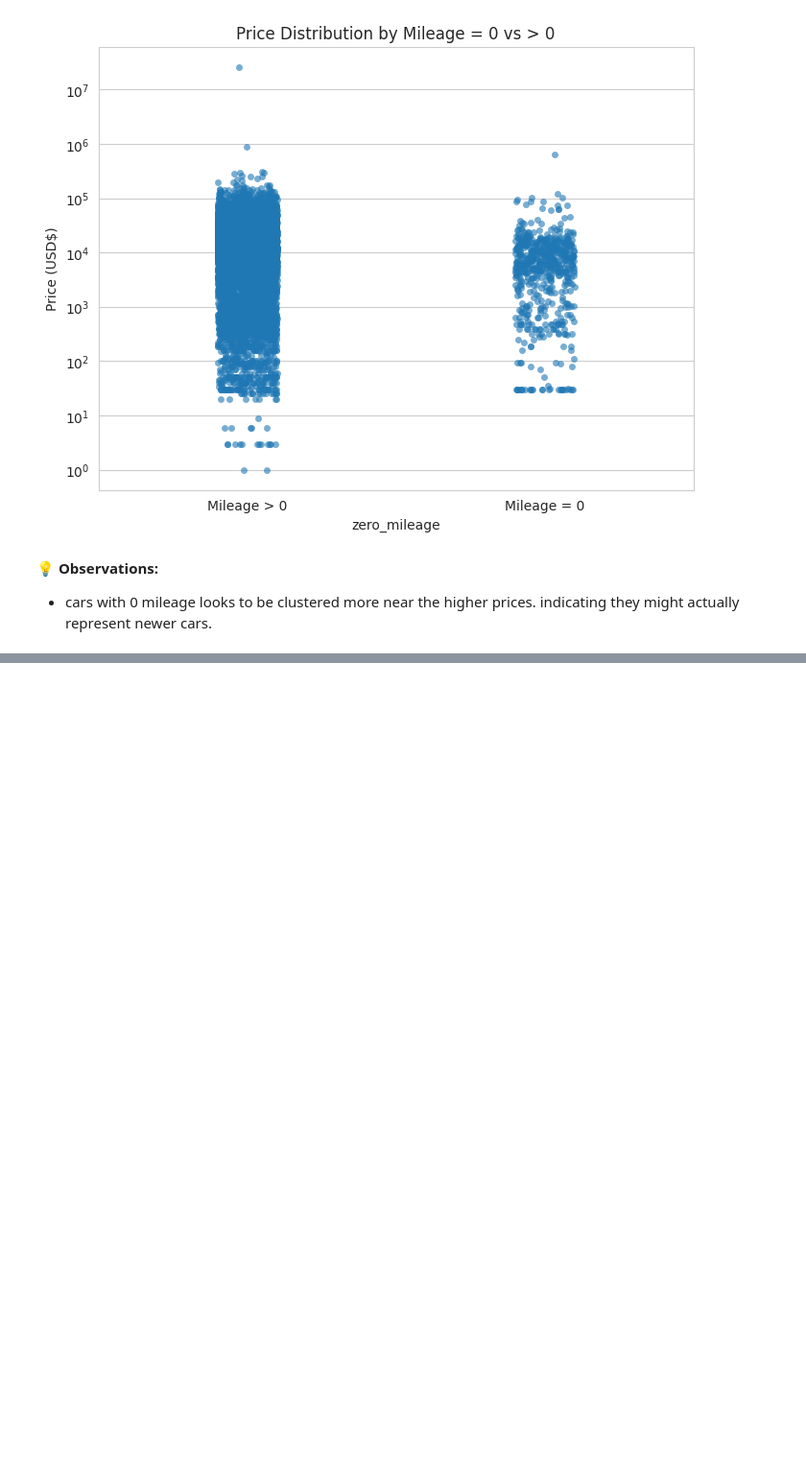
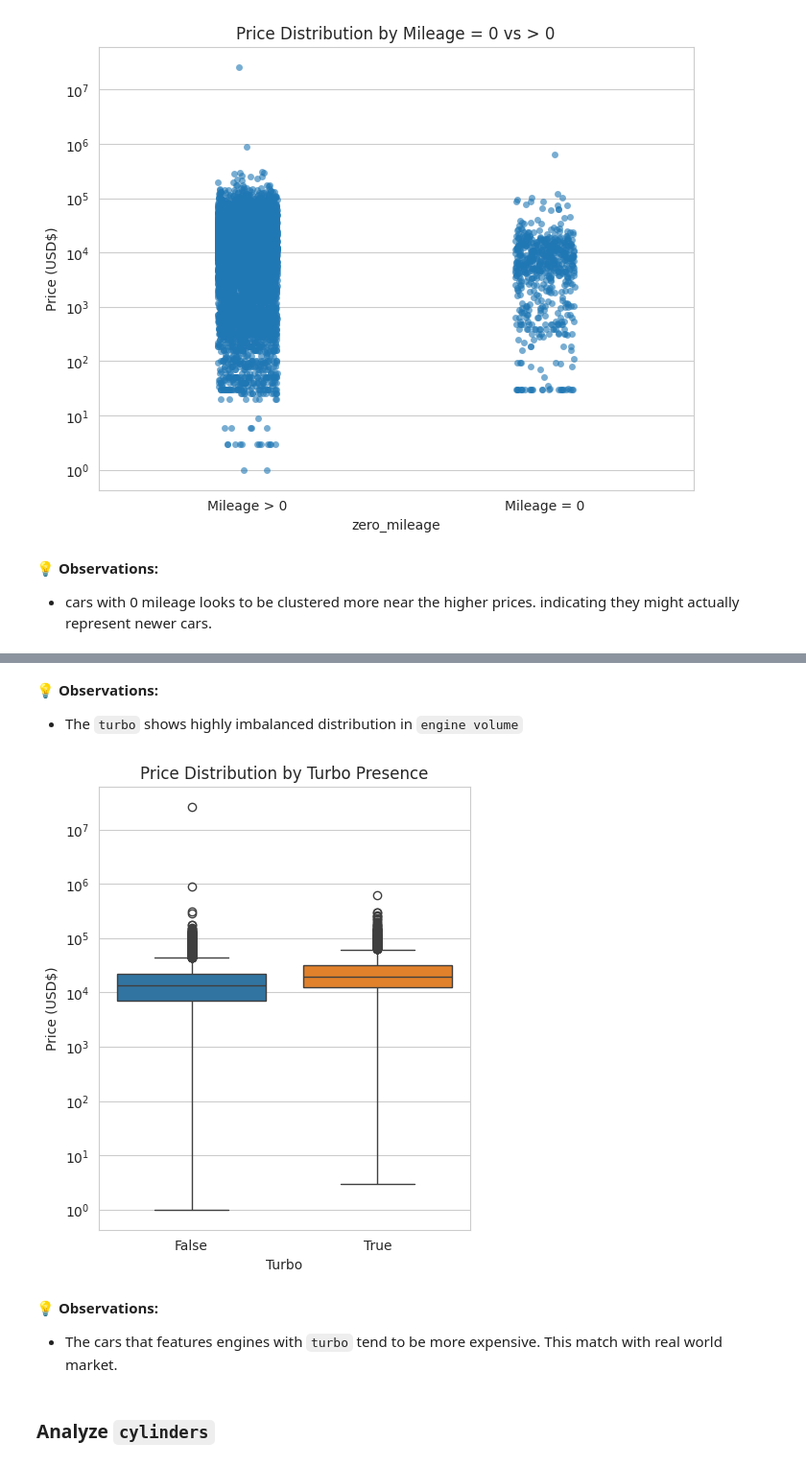
Before and after one commit to Mithula-cbw/Car-Price-Prediction, a Jupyter notebook: notebooks/Group_11_02_Preprocessing_and_Feature_Engineering.ipynb, the cells around one changed output, grey strips where cells are left out. Shown at 96% size. Saved outputs shown, nothing was run; the diff lists cells and outputs as text; code cells hidden in the pictures; blank space fills up the shorter version.

Commit message:
analyze cylinders

```diff
--- a/notebooks/Group_11_02_Preprocessing_and_Feature_Engineering.ipynb
+++ b/notebooks/Group_11_02_Preprocessing_and_Feature_Engineering.ipynb
@@ -483,0 +548,19 @@ plt.show()
+# %% [markdown]
+💡 **Observations:**
+- The `turbo` shows highly imbalanced distribution in `engine volume`
+# %%
+# comparing price vs turbo
+plt.figure(figsize=(5,6))
+sns.boxplot(data=df, x='turbo', y='price', hue='turbo', legend=False)
+plt.yscale("log")
+plt.title("Price Distribution by Turbo Presence")
+plt.xlabel("Turbo")
+plt.ylabel("Price (USD$)")
+plt.show()
+# %% [output]
+[figure, added]
+# %% [markdown]
+💡 **Observations:**
+- The cars that features engines with `turbo` tend to be more expensive. This match with real world market.
+# %% [markdown]
+### Analyze `cylinders`
```
Also changed, not shown: parts of 10 cells of this notebook.
